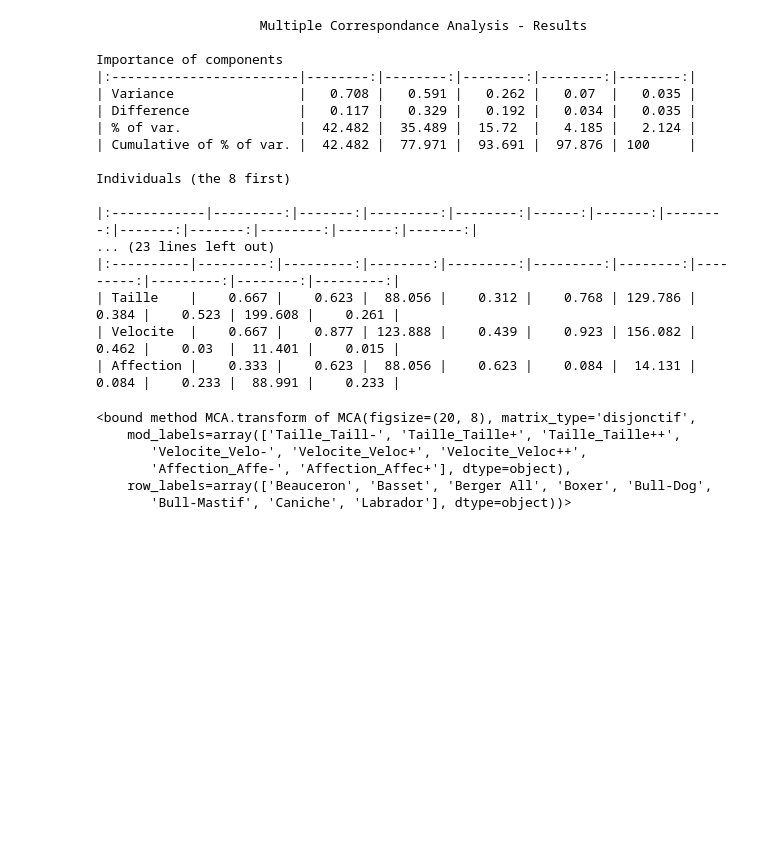
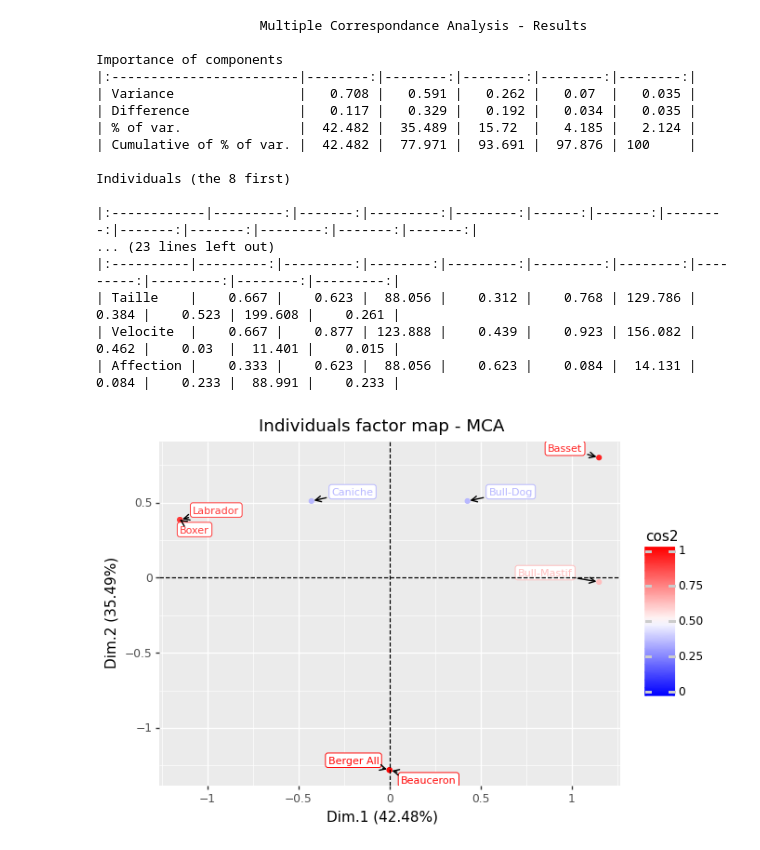
Before and after one commit to enfantbenidedieu/scientisttools, a Jupyter notebook: mca_example.ipynb, the cells around one changed output. Cells and saved outputs as stored; diff of their text form; code cells hidden in the pictures; blank space fills up the shorter version.

```diff
--- a/mca_example.ipynb
+++ b/mca_example.ipynb
@@ -755,12 +756,11 @@ Individuals (the 8 first)
 | Taille    |    0.667 |    0.623 |  88.056 |    0.312 |    0.768 | 129.786 |    0.384 |    0.523 | 199.608 |    0.261 |
 | Velocite  |    0.667 |    0.877 | 123.888 |    0.439 |    0.923 | 156.082 |    0.462 |    0.03  |  11.401 |    0.015 |
 | Affection |    0.333 |    0.623 |  88.056 |    0.623 |    0.084 |  14.131 |    0.084 |    0.233 |  88.991 |    0.233 |
-# %%
-my_mca.transform
-# %% [output]
-<bound method MCA.transform of MCA(figsize=(20, 8), matrix_type='disjonctif',
-    mod_labels=array(['Taille_Taill-', 'Taille_Taille+', 'Taille_Taille++',
-       'Velocite_Velo-', 'Velocite_Veloc+', 'Velocite_Veloc++',
-       'Affection_Affe-', 'Affection_Affec+'], dtype=object),
-    row_labels=array(['Beauceron', 'Basset', 'Berger All', 'Boxer', 'Bull-Dog',
-       'Bull-Mastif', 'Caniche', 'Labrador'], dtype=object))>
+# %%
+p = fviz_mca_ind(my_mca3,
+                 repel=True,
+                 color="cos2",
+                 text_type="label")
+print(p)
+# %% [output]
+[figure, added]
```
Also changed, not shown: parts of 2 cells of this notebook, 4 other files.
